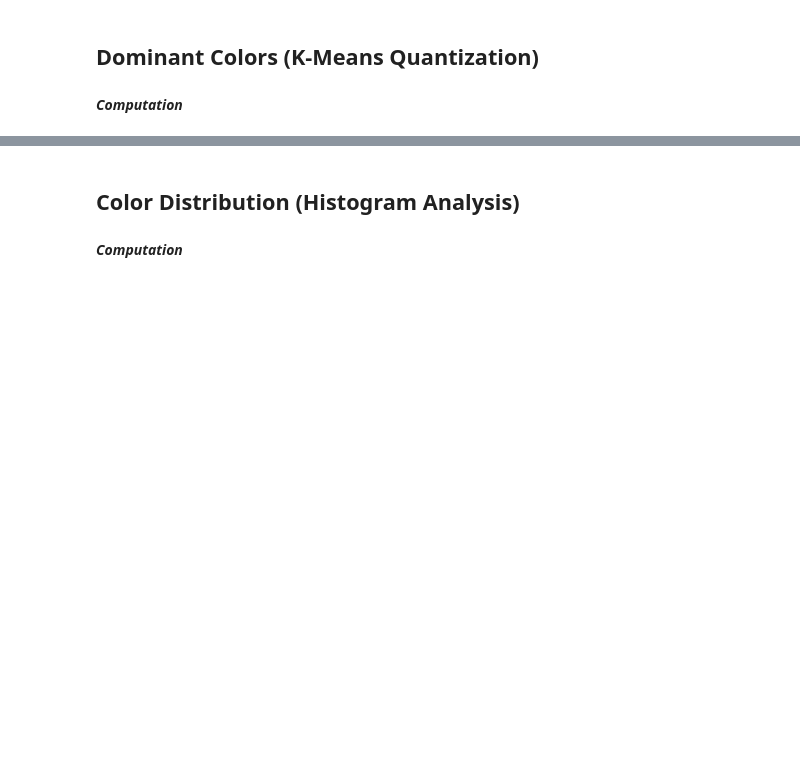
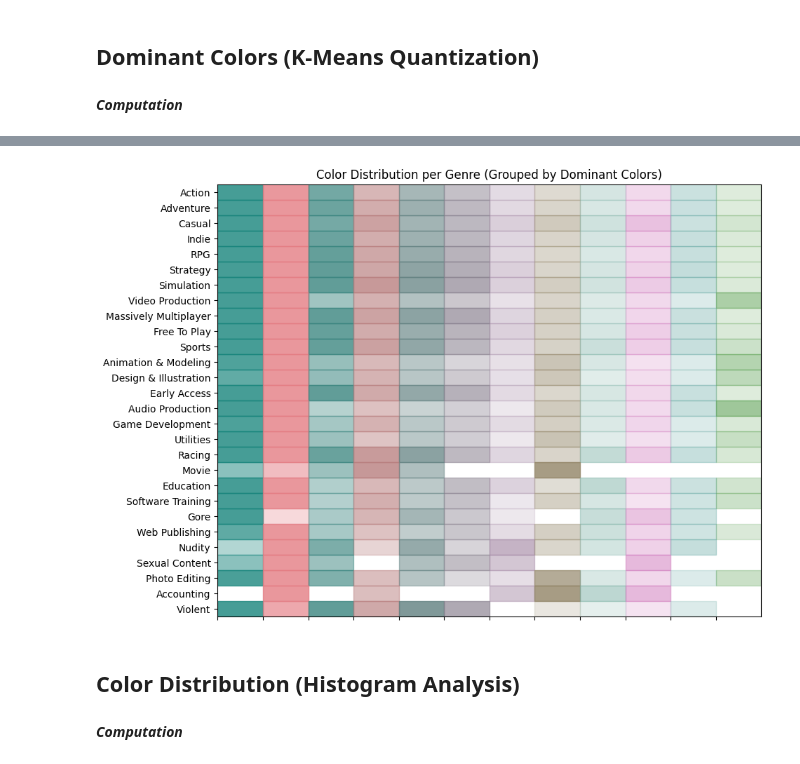
Before and after one commit to ericzander/cs670_project, a Jupyter notebook: notebooks/images.ipynb, the cells around one changed output, grey strips where cells are left out. Drawn from its saved outputs; the diff is of its cells as text; code cells hidden in the pictures; blank space fills up the shorter version.

```diff
--- a/notebooks/images.ipynb
+++ b/notebooks/images.ipynb
@@ -133,3 +139,89 @@ Quantization: k=8
+# %%
+from collections import Counter, defaultdict
+from sklearn.cluster import KMeans
+
+n_colors = 12
+
+# Map each app_id to its 8×3 color array
+game_colors = dict(zip(keys, knn_colors))
+
+# Map each app_id to its list of genres
+game_genres = genres.groupby("app_id").genre.apply(list).to_dict()
+
+# Count how often each raw color appears in each genre + track totals
+genre_color_counts = defaultdict(Counter)
+all_colors = Counter()
+
+for app_id, colors in game_colors.items():
+    # Convert each color to an integer (R,G,B) tuple
+    color_tuples = [tuple(map(int, c)) for c in colors]
+    for g in game_genres.get(app_id, []):
+        genre_color_counts[g].update(color_tuples)
+    all_colors.update(color_tuples)
+
+# Cluster similar colors into n_colors groups
+unique_colors = np.array(list(all_colors.keys()))
+kmeans = KMeans(n_clusters=n_colors, random_state=42, n_init=10)
+kmeans.fit(unique_colors)
+
+# Map each original color to its cluster center
+color_to_cluster = {}
+for color, label in zip(unique_colors, kmeans.labels_):
+    # Convert cluster centers to integer RGB
+    center = tuple(map(int, kmeans.cluster_centers_[label]))
+    color_to_cluster[tuple(color)] = center
+
+# Replace raw colors with their clustered colors, summing counts
+clustered_color_counts = defaultdict(Counter)
+all_clustered_colors = Counter()
+
+for genre, color_count in genre_color_counts.items():
+    for color, count in color_count.items():
+        cluster_center = color_to_cluster[color]
+        clustered_color_counts[genre][cluster_center] += count
+        all_clustered_colors[cluster_center] += count
+
+# Pick the top n_colors clusters
+top_colors = [clr for clr, _ in all_clustered_colors.most_common(n_colors)]
+
+# Build and fill the heatmap matrix (rows = genres, columns = top color clusters)
+heatmap_data = pd.DataFrame(0,
+                            index=clustered_color_counts.keys(),
+                            columns=top_colors,
+                            dtype=float)
+
+for genre, counts in clustered_color_counts.items():
+    for color in top_colors:
+        heatmap_data.at[genre, color] = counts.get(color, 0)
+
+# Normalize each column
+heatmap_data = heatmap_data.div(heatmap_data.max(axis=1), axis=0).fillna(0)
+
+# Generate the heatmap via rectangles
+fig, ax = plt.subplots(figsize=(10, 8))
+
+for y, genre in enumerate(heatmap_data.index):
+    for x, color in enumerate(top_colors):
+        freq = heatmap_data.iloc[y, x]
+        if freq > 0:
+            r, g, b = color
+            color_rgb = (r / 255.0, g / 255.0, b / 255.0)
+            rect = plt.Rectangle((x, y - 0.5), 1, 1,
+                                 color=color_rgb,
+                                 alpha=min(0.8, max(0.2, freq)))
+            ax.add_patch(rect)
+
+ax.set_xticks(range(len(top_colors)))
+ax.set_yticks(range(len(heatmap_data.index)))
+ax.set_yticklabels(heatmap_data.index)
+ax.set_xticklabels([])
+plt.xlim(0, len(top_colors))
+plt.ylim(-0.5, len(heatmap_data.index) - 0.5)
+plt.gca().invert_yaxis()
+plt.title("Color Distribution per Genre (Grouped by Dominant Colors)")
+plt.show()
+# %% [output]
+[figure, added]
 # %% [markdown]
 ## Color Distribution (Histogram Analysis)
 # %% [markdown]
```
Also changed, not shown: parts of 5 cells of this notebook.
